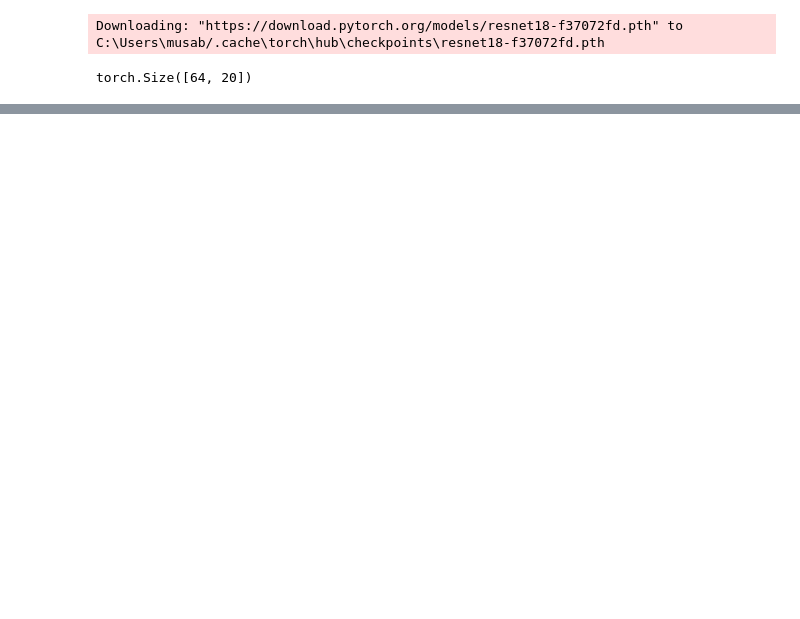
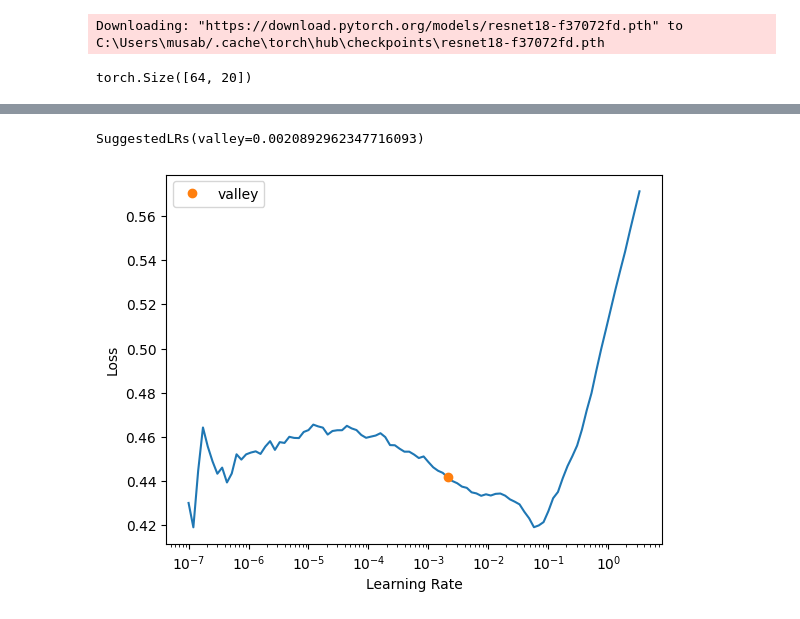
Before and after one commit to musabbirsammak/deep-learning-with-pytorch, a Jupyter notebook: lecture-6-multilabel-image-classification.ipynb, the cells around one changed output, grey strips where cells are left out. Cells and saved outputs as stored; diff of their text form; code cells hidden in the pictures; blank space fills up the shorter version.

```diff
--- a/lecture-6-multilabel-image-classification.ipynb
+++ b/lecture-6-multilabel-image-classification.ipynb
@@ -111,0 +206,5 @@ path.ls()
+# %%
+learn = vision_learner(dls, resnet18, y_range=(-1, 1))
+# %%
+learn.lr_find()
+# %% [output]
@@ -111,0 +212,2 @@ path.ls()
+SuggestedLRs(valley=0.0020892962347716093)
+[figure, added]
```
Also changed, not shown: parts of 27 cells of this notebook, 2 other files.
